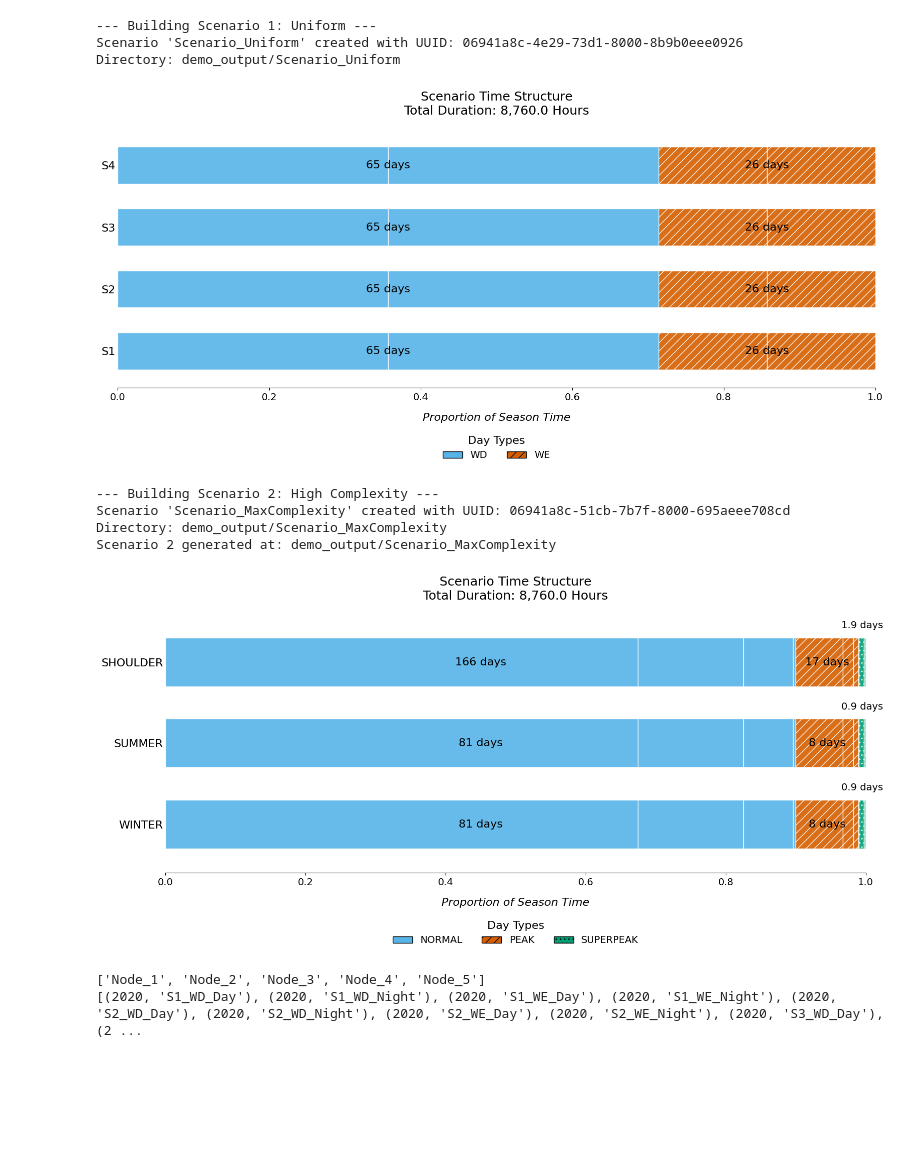
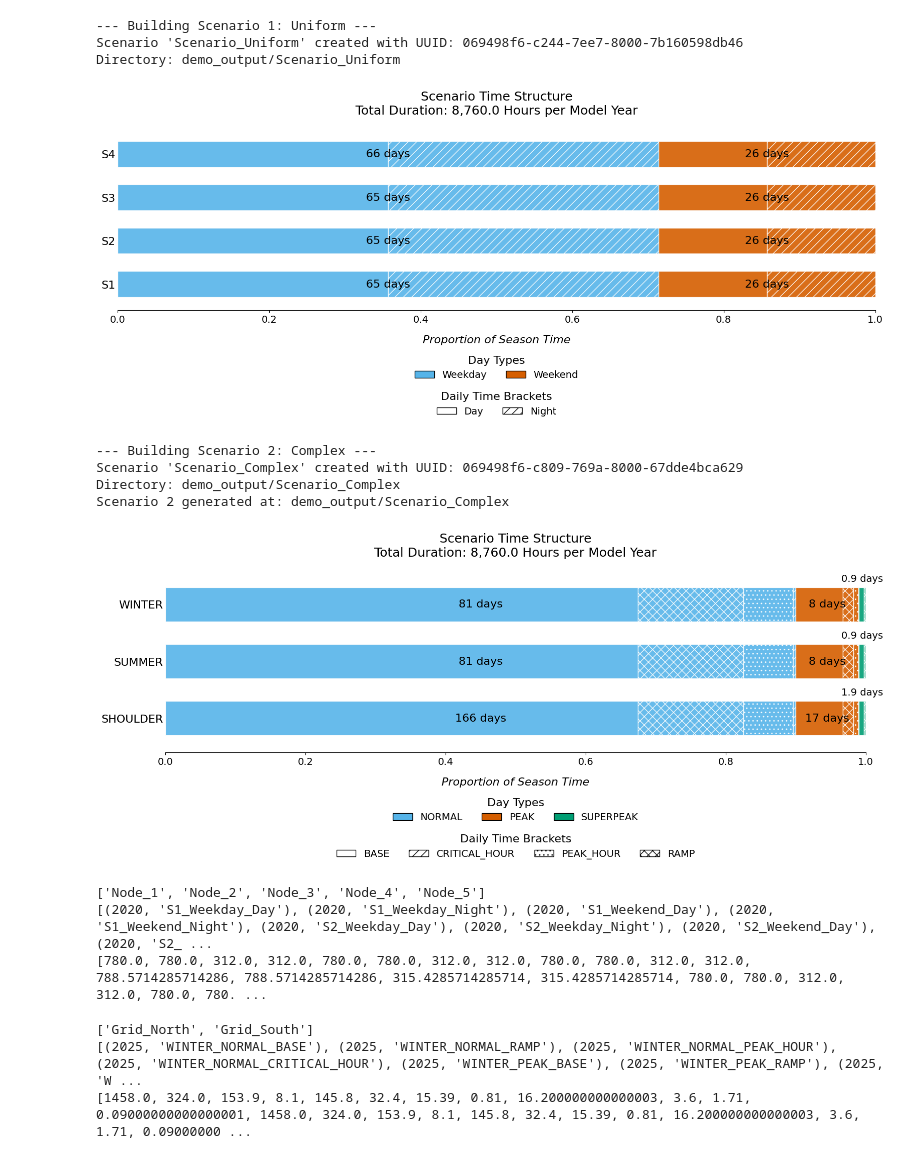
Before and after one commit to esemsc-as4623/pypsa-playground, a Jupyter notebook: notebooks/demo.time.ipynb, the cells around one changed output. Saved outputs shown, nothing was run; the diff lists cells and outputs as text; code cells hidden in the pictures; blank space fills up the shorter version.

Commit message:
update notebook demo of time and demand config examples

```diff
--- a/notebooks/demo.time.ipynb
+++ b/notebooks/demo.time.ipynb
@@ -58,25 +58,24 @@ s1 = manager_1.create_scenario()
 s1.set_topology_structure(nodes=5) # 5 generic nodes
 s1.set_time_structure(
     years=(2020, 2030, 1), # annual steps
-    seasons={"S1": 1, "S2": 1, "S3": 1, "S4": 1}, # 4 equal length seasons
-    daytypes={"WD": 5, "WE": 2}, # 5 weekdays, 2 weekend days
+    seasons={"S1": 91, "S2": 91, "S3": 91, "S4": 92}, # 4 near-equal length seasons
+    daytypes={"Weekday": 5, "Weekend": 2}, # 5 weekdays, 2 weekend days
     brackets={"Day": 12, "Night": 12} # 12 hours day, 12 hours night
 )
-s1.time.visualize_timeslices()
+s1.time.visualize()
 
 # ==========================================
 # SCENARIO 2: Maximum Complexity (Cartesian)
 # ==========================================
-print("\n--- Building Scenario 2: High Complexity ---")
+print("\n--- Building Scenario 2: Complex ---")
 manager_2 = ScenarioManager(
-    tag="Scenario_MaxComplexity",
+    tag="Scenario_Complex",
     parent_dir=WORK_DIR,
     config_path=config_path,
     master_path=os.path.join(WORK_DIR, "scenarios_master_list.csv")
 )
 s2 = manager_2.create_scenario()
 s2.set_topology_structure(nodes=["Grid_North", "Grid_South"]) # 2 specific nodes
-s2.time.process_years((2025, 2030, 5)) # 5-year steps
 
 # 1. SEASONS: Irregular lengths
 seasons_conf = {
@@ -86,51 +85,60 @@ seasons_conf = {
 }
 
 # 2. DAY TYPES:
 # We include a "SuperPeak" day (e.g. 1-in-10 year cold snap).
 # Even though it's rare, it gets its own DayType.
 daytypes_conf = {
     "NORMAL": 0.90,    # Most days
     "PEAK": 0.09,      # High demand days
     "SUPERPEAK": 0.01  # Extreme anomaly (approx 3.6 days/year)
 }
 
 # 3. BRACKETS:
 # We include a "Critical Hour" (e.g., 6pm-7pm).
 # Cartesian Note: This bracket will generate for ALL day types.
-# - SUPERPEAK_CRITICAL_HOUR (The most dangerous hour of the decade)
+# - SUPERPEAK_CRITICAL_HOUR (The most dangerous hour of the year)
 # - NORMAL_CRITICAL_HOUR (Just 6pm on a Tuesday)
 brackets_conf = {
     "BASE": 18,            # Bulk of the day
     "RAMP": 4,             # Morning/Evening ramps
     "PEAK_HOUR": 1.9,      # Standard peak window
-    "CRITICAL_HOUR": 0.1   # Super sharp spike (6 minutes of terror? or 0.1 of day?)
-                           # Let's say 0.1 fraction of day = 2.4 hours
+    "CRITICAL_HOUR": 0.1   # Super sharp spike (let's say 0.1 fraction of day = 2.4 hours)
 }
 
-# Process (No custom_conversions passed)
-s2.time.process_time_structure(
+# Process
+s2.set_time_structure(
+    years = (2025, 2030, 5),
     seasons=seasons_conf,
     daytypes=daytypes_conf,
     brackets=brackets_conf
 )
 
 print(f"Scenario 2 generated at: {s2.scenario_dir}")
-s2.time.visualize_timeslices()
+s2.time.visualize()
 # %% [output]
 --- Building Scenario 1: Uniform ---
-Scenario 'Scenario_Uniform' created with UUID: 06941a8c-4e29-73d1-8000-8b9b0eee0926
+Scenario 'Scenario_Uniform' created with UUID: 069498f6-c244-7ee7-8000-7b160598db46
 Directory: demo_output/Scenario_Uniform
-[figure, old version]
+[figure, new version]
---- Building Scenario 2: High Complexity ---
-Scenario 'Scenario_MaxComplexity' created with UUID: 06941a8c-51cb-7b7f-8000-695aeee708cd
-Directory: demo_output/Scenario_MaxComplexity
-Scenario 2 generated at: demo_output/Scenario_MaxComplexity
+--- Building Scenario 2: Complex ---
+Scenario 'Scenario_Complex' created with UUID: 069498f6-c809-769a-8000-67dde4bca629
+Directory: demo_output/Scenario_Complex
+Scenario 2 generated at: demo_output/Scenario_Complex
-[figure, old version]
+[figure, new version]
+# %%
+print(s1.node_list)
+print(s1.time_list)
+print(s1.time_hours) # all time steps in whole hours
+# %% [output]
+['Node_1', 'Node_2', 'Node_3', 'Node_4', 'Node_5']
+[(2020, 'S1_Weekday_Day'), (2020, 'S1_Weekday_Night'), (2020, 'S1_Weekend_Day'), (2020, 'S1_Weekend_Night'), (2020, 'S2_Weekday_Day'), (2020, 'S2_Weekday_Night'), (2020, 'S2_Weekend_Day'), (2020, 'S2_ ...
+[780.0, 780.0, 312.0, 312.0, 780.0, 780.0, 312.0, 312.0, 780.0, 780.0, 312.0, 312.0, 788.5714285714286, 788.5714285714286, 315.4285714285714, 315.4285714285714, 780.0, 780.0, 312.0, 312.0, 780.0, 780. ...
 # %%
-print(s1.node_list)
-print(s1.time_list)
-# print(s1.time_weights) # expresses non-uniformity of time steps
+print(s2.node_list)
+print(s2.time_list)
+print(s2.time_hours) # non-uniform time steps as small as 0.09 hours
 # %% [output]
-['Node_1', 'Node_2', 'Node_3', 'Node_4', 'Node_5']
-[(2020, 'S1_WD_Day'), (2020, 'S1_WD_Night'), (2020, 'S1_WE_Day'), (2020, 'S1_WE_Night'), (2020, 'S2_WD_Day'), (2020, 'S2_WD_Night'), (2020, 'S2_WE_Day'), (2020, 'S2_WE_Night'), (2020, 'S3_WD_Day'), (2 ...
+['Grid_North', 'Grid_South']
+[(2025, 'WINTER_NORMAL_BASE'), (2025, 'WINTER_NORMAL_RAMP'), (2025, 'WINTER_NORMAL_PEAK_HOUR'), (2025, 'WINTER_NORMAL_CRITICAL_HOUR'), (2025, 'WINTER_PEAK_BASE'), (2025, 'WINTER_PEAK_RAMP'), (2025, 'W ...
+[1458.0, 324.0, 153.9, 8.1, 145.8, 32.4, 15.39, 0.81, 16.200000000000003, 3.6, 1.71, 0.09000000000000001, 1458.0, 324.0, 153.9, 8.1, 145.8, 32.4, 15.39, 0.81, 16.200000000000003, 3.6, 1.71, 0.09000000 ...
 # %%
```
Also changed, not shown: parts of 2 cells of this notebook, 20 other files.
